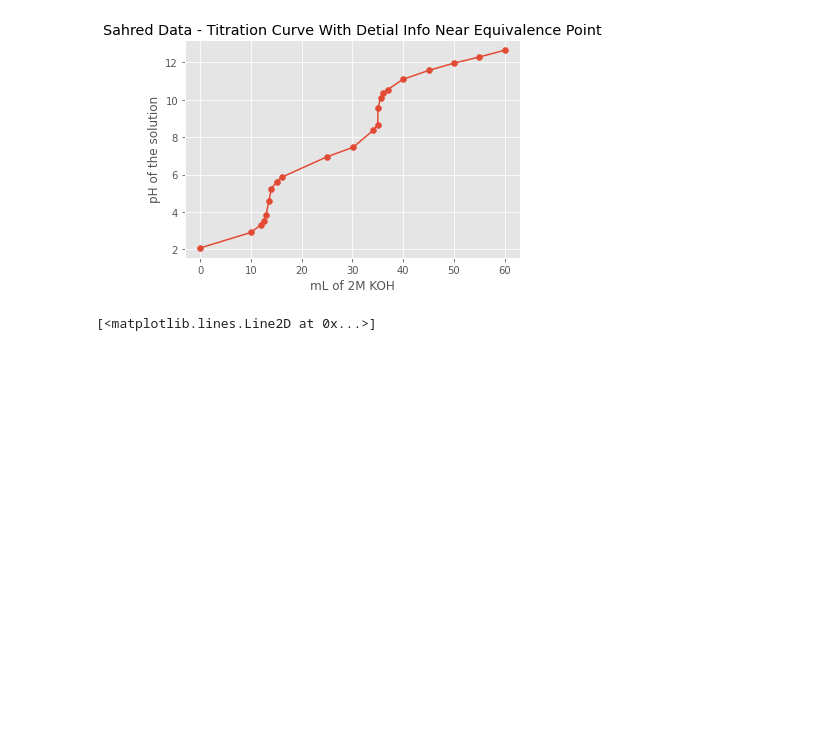
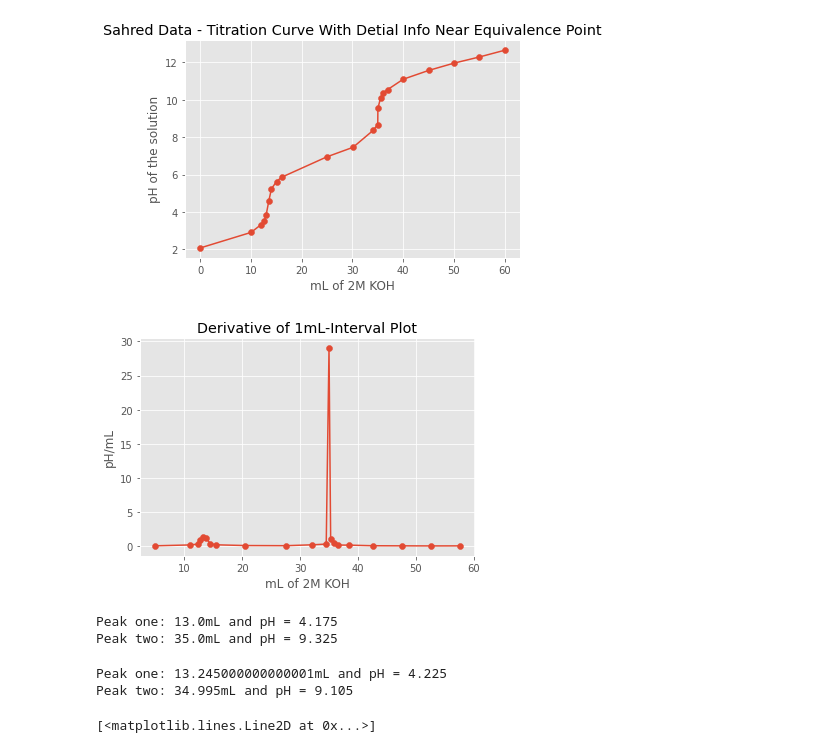
Before and after one commit to weathon/Lab-4-Python, a Jupyter notebook: Lab_4.ipynb, the cells around one changed output. Drawn from its saved outputs; the diff is of its cells as text; code cells hidden in the pictures; blank space fills up the shorter version.

Commit message:
Finished Shared Data

```diff
--- a/Lab_4.ipynb
+++ b/Lab_4.ipynb
@@ -163,6 +167,55 @@ plot.plot(OD[:,0], OD[:,1])
 # %% [output]
 [<matplotlib.lines.Line2D at 0x...>]
 [figure]
+# %%
+derivativeX, derivative = takeDerivative(OD[:,0], OD[:,1])
+plot.scatter(derivativeX, derivative)
+plot.plot(derivativeX, derivative)
+setText(plot,"Derivative of 1mL-Interval Plot","mL of 2M KOH","pH/mL")
+# %% [output]
+[figure, added]
+# %%
+# Find Peak - replace with runs data to run
+mid = 12
+data = OW[:,1] #wide1
+leftHalf = derivative[:mid]
+leftHalfpH = data[:mid]
+leftHalfX = derivativeX[:mid]
+rightHalf = derivative[mid:]
+rightHalfX = derivativeX[mid:]
+rightHalfpH = data[mid:]
+
+# Missed The Peak Point if It is The peak
+ml1 = leftHalfX[np.argmax(leftHalf)]
+ml2 = rightHalfX[np.argmax(rightHalf)]
+pH1 = (leftHalfpH[np.argmax(leftHalf)]+leftHalfpH[np.argmax(leftHalf)+1])/2
+pH2 = (rightHalfpH[np.argmax(rightHalf)]+rightHalfpH[np.argmax(rightHalf)+1])/2
+print(f"Peak one: {ml1}mL and pH = {pH1}")
+print(f"Peak two: {ml2}mL and pH = {pH2}") # Their shift are the same
+# %% [output]
+Peak one: 13.0mL and pH = 4.175
+Peak two: 35.0mL and pH = 9.325
+# %%
+# Find Peak - replace with runs data to run
+mid = 10
+data = OD[:,1] #wide1
+leftHalf = derivative[:mid]
+leftHalfpH = data[:mid]
+leftHalfX = derivativeX[:mid]
+rightHalf = derivative[mid:]
+rightHalfX = derivativeX[mid:]
+rightHalfpH = data[mid:]
+
+# Missed The Peak Point if It is The peak
+ml1 = leftHalfX[np.argmax(leftHalf)]
+ml2 = rightHalfX[np.argmax(rightHalf)]
+pH1 = (leftHalfpH[np.argmax(leftHalf)]+leftHalfpH[np.argmax(leftHalf)+1])/2
+pH2 = (rightHalfpH[np.argmax(rightHalf)]+rightHalfpH[np.argmax(rightHalf)+1])/2
+print(f"Peak one: {ml1}mL and pH = {pH1}")
+print(f"Peak two: {ml2}mL and pH = {pH2}") # Their shift are the same
+# %% [output]
+Peak one: 13.245000000000001mL and pH = 4.225
+Peak two: 34.995mL and pH = 9.105
 # %%
 combindedX2 = np.append(OD[:,0], OW[:,0])
 combindedY2 = np.append(OD[:,1], OW[:,1])
```
Also changed, not shown: parts of 2 cells of this notebook.
